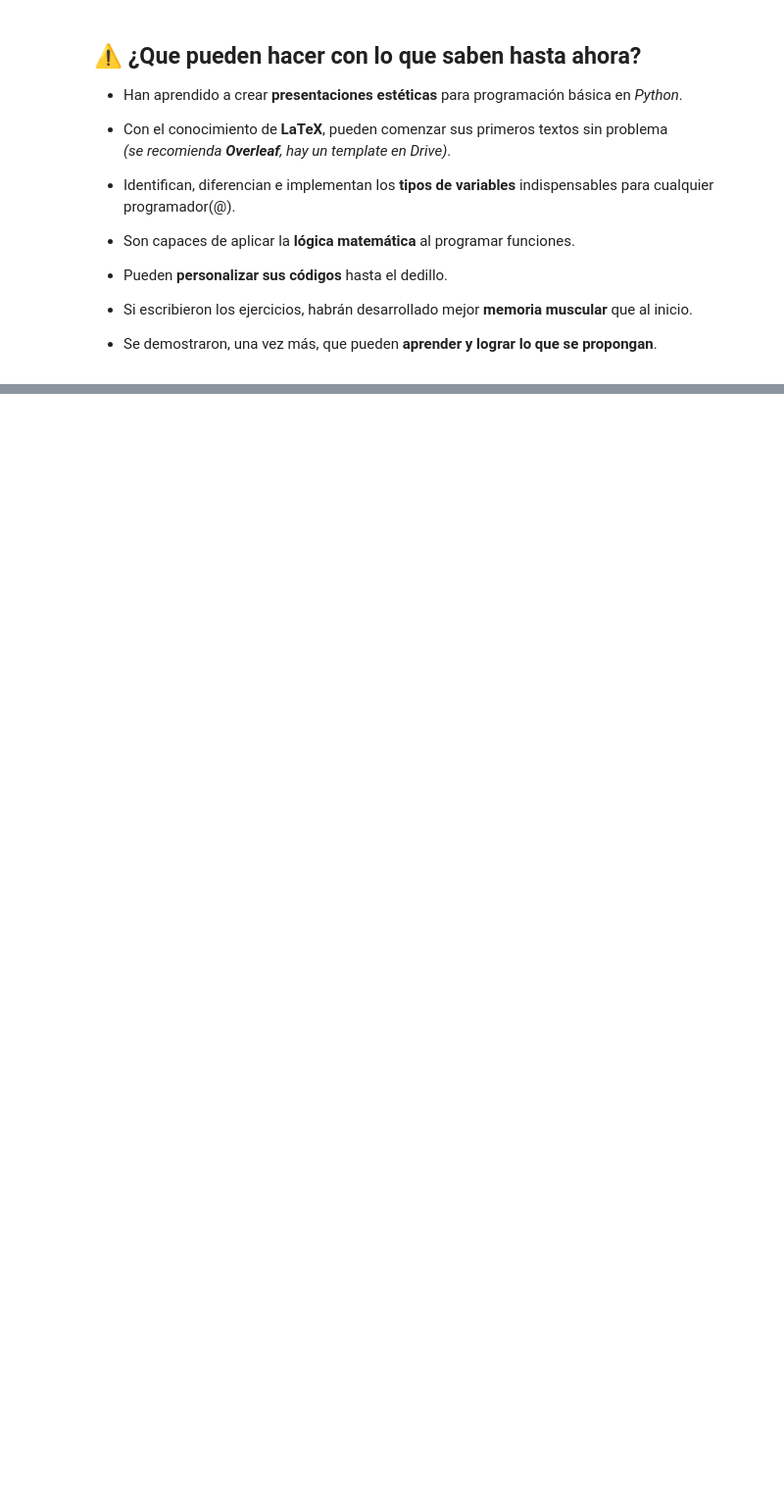
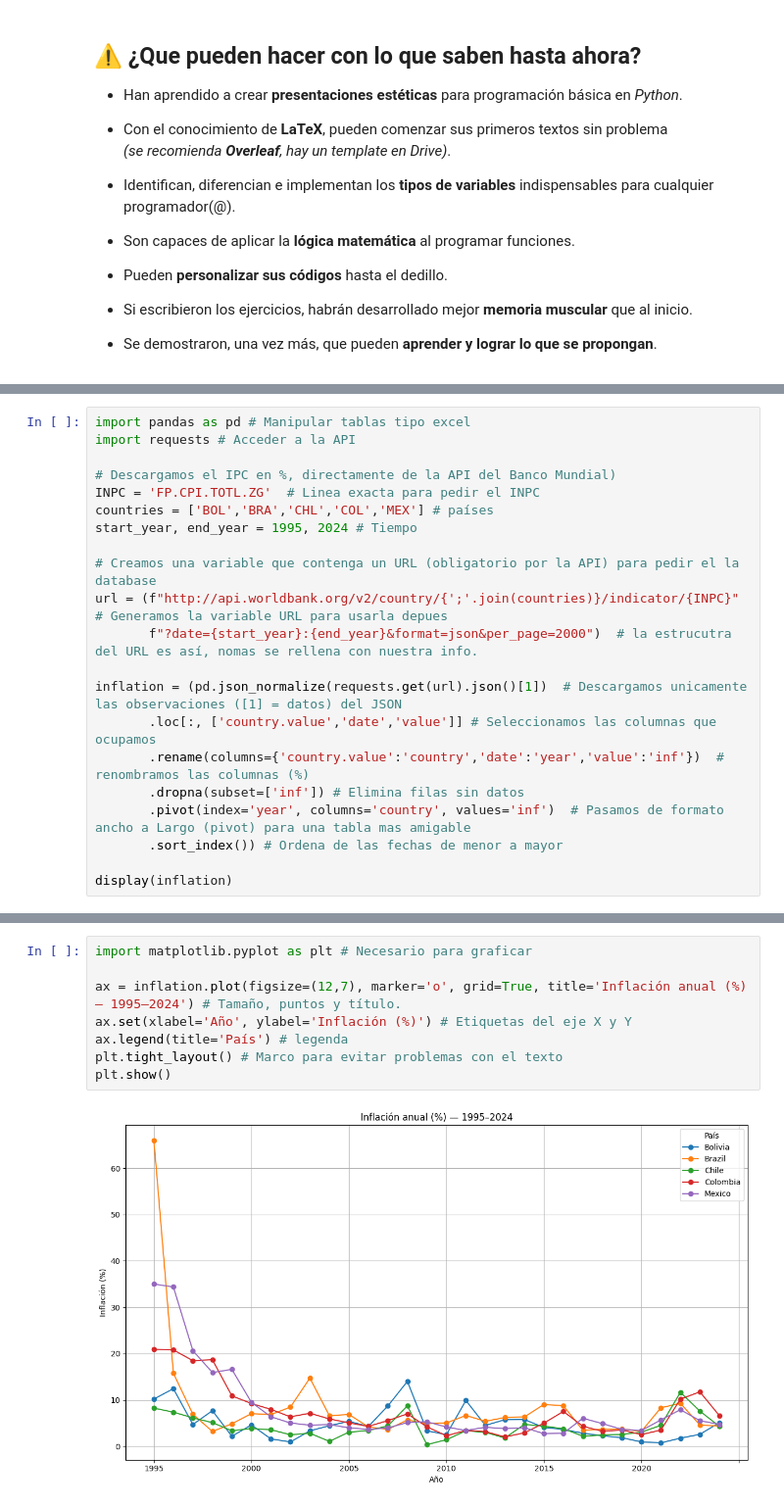
Before and after one commit to ecalderah/Statistics--B.A-Tools, a Jupyter notebook: Py_A1.ipynb, the cells around one changed output, grey strips where cells are left out. Shown at 98% size. Saved outputs shown, nothing was run; the diff lists cells and outputs as text; blank space fills up the shorter version.

```diff
--- a/Py_A1.ipynb
+++ b/Py_A1.ipynb
@@ -612,0 +954,21 @@ while mood != "M" and mood != "T" and mood != "A" and mood != "I":
+# %%
+import pandas as pd # Manipular tablas tipo excel
+import requests # Acceder a la API
+
+# Descargamos el IPC en %, directamente de la API del Banco Mundial)
+INPC = 'FP.CPI.TOTL.ZG'  # Linea exacta para pedir el INPC
+countries = ['BOL','BRA','CHL','COL','MEX'] # países
+start_year, end_year = 1995, 2024 # Tiempo
+
+# Creamos una variable que contenga un URL (obligatorio por la API) para pedir el la database
+url = (f"http://api.worldbank.org/v2/country/{';'.join(countries)}/indicator/{INPC}" # Generamos la variable URL para usarla depues
+       f"?date={start_year}:{end_year}&format=json&per_page=2000")  # la estrucutra del URL es así, nomas se rellena con nuestra info.
+
+inflation = (pd.json_normalize(requests.get(url).json()[1])  # Descargamos unicamente las observaciones ([1] = datos) del JSON
+       .loc[:, ['country.value','date','value']] # Seleccionamos las columnas que ocupamos
+       .rename(columns={'country.value':'country','date':'year','value':'inf'})  # renombramos las columnas (%)
+       .dropna(subset=['inf']) # Elimina filas sin datos
+       .pivot(index='year', columns='country', values='inf')  # Pasamos de formato ancho a Largo (pivot) para una tabla mas amigable
+       .sort_index()) # Ordena de las fechas de menor a mayor
+
+display(inflation)
@@ -612,0 +994,10 @@ while mood != "M" and mood != "T" and mood != "A" and mood != "I":
+# %%
+import matplotlib.pyplot as plt # Necesario para graficar
+
+ax = inflation.plot(figsize=(12,7), marker='o', grid=True, title='Inflación anual (%) — 1995–2024') # Tamaño, puntos y título.
+ax.set(xlabel='Año', ylabel='Inflación (%)') # Etiquetas del eje X y Y
+ax.legend(title='País') # legenda
+plt.tight_layout() # Marco para evitar problemas con el texto
+plt.show()
+# %% [output]
+[figure, added]
```
Also changed, not shown: parts of 56 cells of this notebook.
